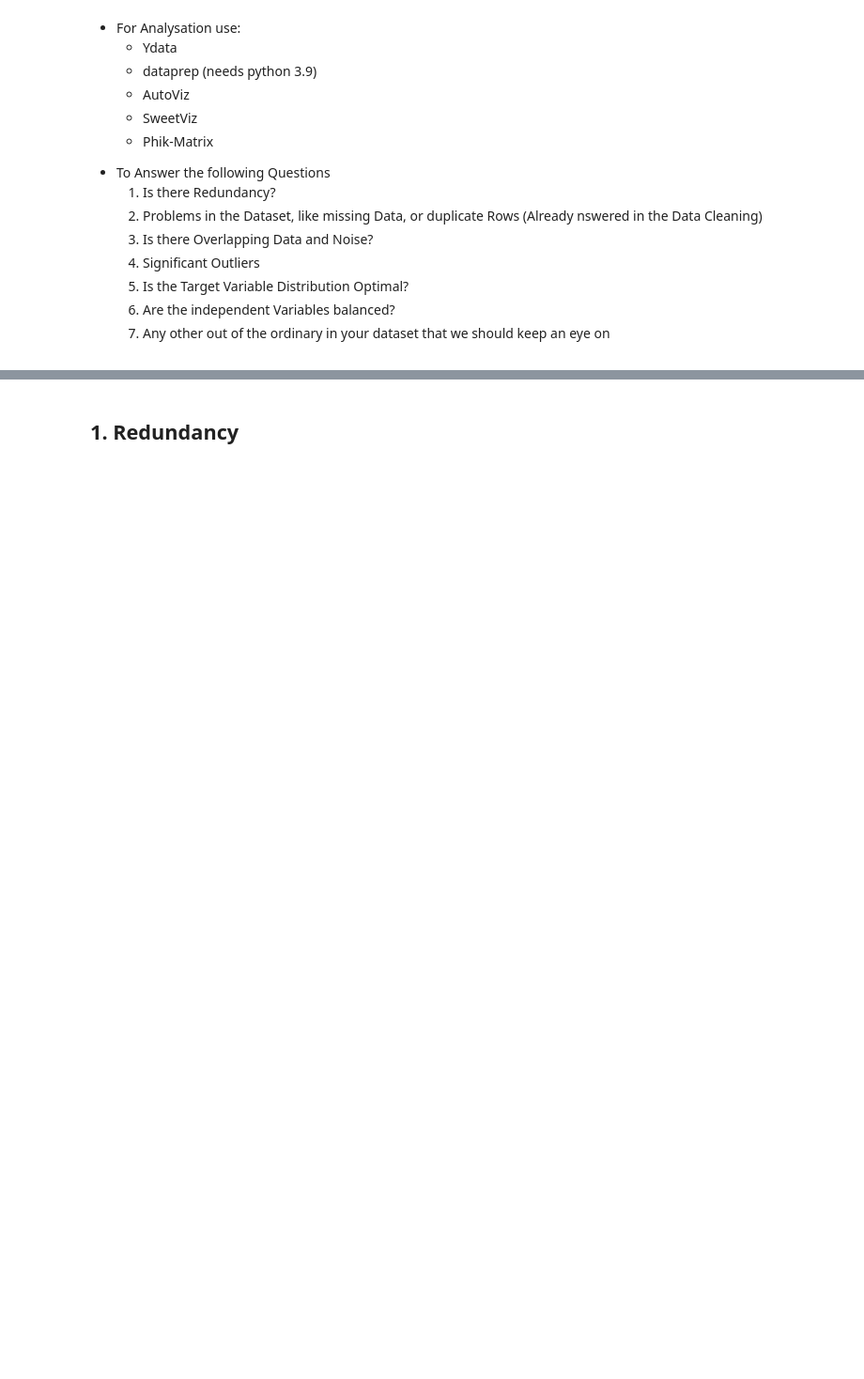
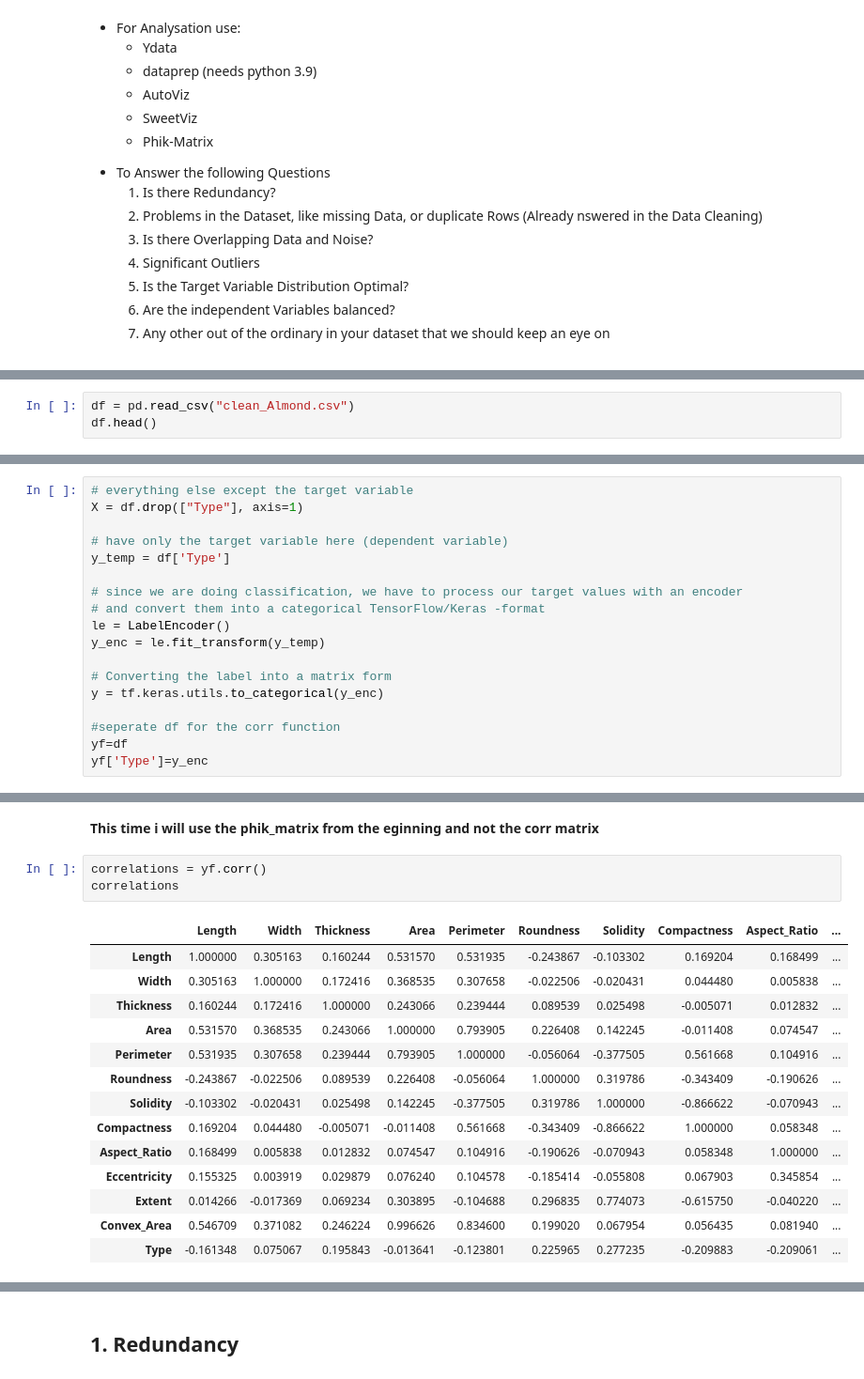
Before and after one commit to Jan-PhilipSchreiber/DeepLAdDA, a Jupyter notebook: 2AdDA/LectureHomework/report/1.2classification_hw.ipynb, the cells around one changed output, grey strips where cells are left out. Shown at 94% size. Drawn from its saved outputs; the diff is of its cells as text; blank space fills up the shorter version.

```diff
--- a/2AdDA/LectureHomework/report/1.2classification_hw.ipynb
+++ b/2AdDA/LectureHomework/report/1.2classification_hw.ipynb
@@ -30,0 +44,3 @@
+# %%
+df = pd.read_csv("clean_Almond.csv")
+df.head()
@@ -30,0 +54,18 @@
+# %%
+# everything else except the target variable
+X = df.drop(["Type"], axis=1)
+
+# have only the target variable here (dependent variable)
+y_temp = df['Type']
+
+# since we are doing classification, we have to process our target values with an encoder
+# and convert them into a categorical TensorFlow/Keras -format
+le = LabelEncoder()
+y_enc = le.fit_transform(y_temp)
+
+# Converting the label into a matrix form
+y = tf.keras.utils.to_categorical(y_enc)
+
+#seperate df for the corr function
+yf=df
+yf['Type']=y_enc
@@ -30,0 +88,20 @@
+# %% [markdown]
+<b>This time i will use the phik_matrix from the eginning and not the corr matrix</b>
+# %%
+correlations = yf.corr()
+correlations
+# %% [output]
+|  | Length | Width | Thickness | Area | Perimeter | Roundness | Solidity | Compactness | Aspect_Ratio | ... |
+| Length | 1.000000 | 0.305163 | 0.160244 | 0.531570 | 0.531935 | -0.243867 | -0.103302 | 0.169204 | 0.168499 | ... |
+| Width | 0.305163 | 1.000000 | 0.172416 | 0.368535 | 0.307658 | -0.022506 | -0.020431 | 0.044480 | 0.005838 | ... |
+| Thickness | 0.160244 | 0.172416 | 1.000000 | 0.243066 | 0.239444 | 0.089539 | 0.025498 | -0.005071 | 0.012832 | ... |
+| Area | 0.531570 | 0.368535 | 0.243066 | 1.000000 | 0.793905 | 0.226408 | 0.142245 | -0.011408 | 0.074547 | ... |
+| Perimeter | 0.531935 | 0.307658 | 0.239444 | 0.793905 | 1.000000 | -0.056064 | -0.377505 | 0.561668 | 0.104916 | ... |
+| Roundness | -0.243867 | -0.022506 | 0.089539 | 0.226408 | -0.056064 | 1.000000 | 0.319786 | -0.343409 | -0.190626 | ... |
+| Solidity | -0.103302 | -0.020431 | 0.025498 | 0.142245 | -0.377505 | 0.319786 | 1.000000 | -0.866622 | -0.070943 | ... |
+| Compactness | 0.169204 | 0.044480 | -0.005071 | -0.011408 | 0.561668 | -0.343409 | -0.866622 | 1.000000 | 0.058348 | ... |
+| Aspect_Ratio | 0.168499 | 0.005838 | 0.012832 | 0.074547 | 0.104916 | -0.190626 | -0.070943 | 0.058348 | 1.000000 | ... |
+| Eccentricity | 0.155325 | 0.003919 | 0.029879 | 0.076240 | 0.104578 | -0.185414 | -0.055808 | 0.067903 | 0.345854 | ... |
+| Extent | 0.014266 | -0.017369 | 0.069234 | 0.303895 | -0.104688 | 0.296835 | 0.774073 | -0.615750 | -0.040220 | ... |
+| Convex_Area | 0.546709 | 0.371082 | 0.246224 | 0.996626 | 0.834600 | 0.199020 | 0.067954 | 0.056435 | 0.081940 | ... |
+| Type | -0.161348 | 0.075067 | 0.195843 | -0.013641 | -0.123801 | 0.225965 | 0.277235 | -0.209883 | -0.209061 | ... |
```
Also changed, not shown: parts of 41 cells of this notebook, 1 other file.
